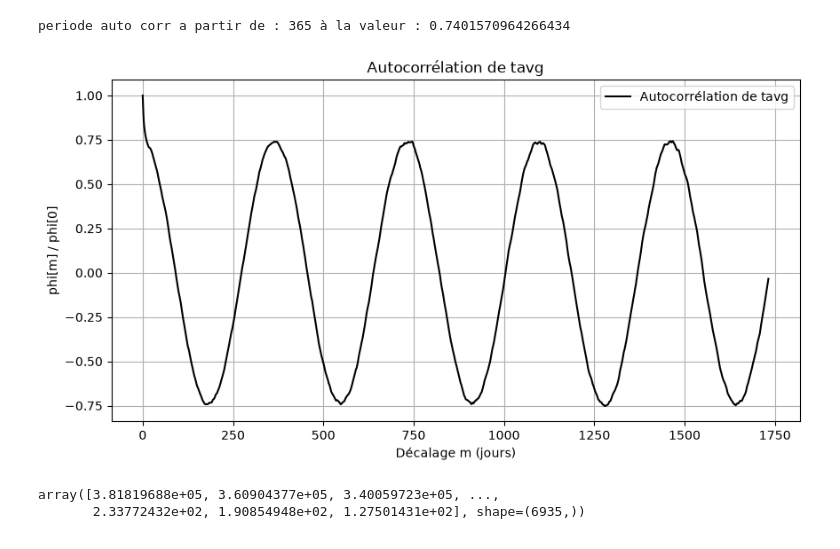
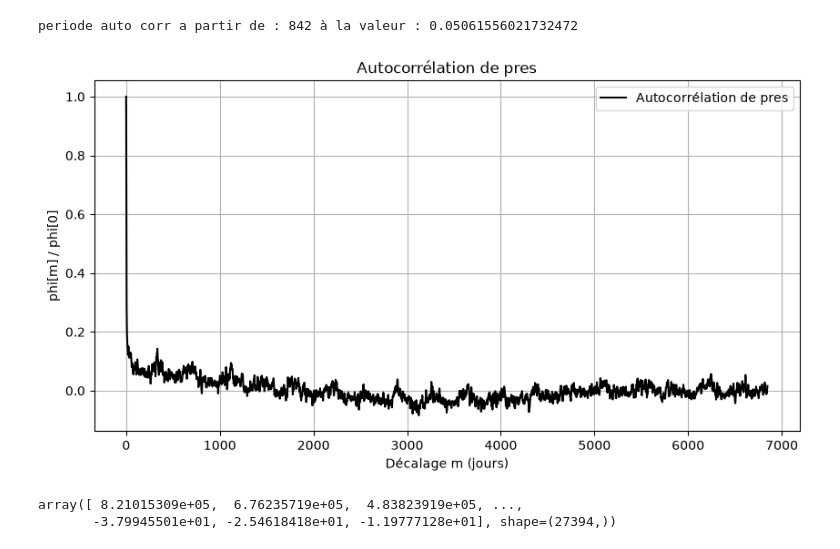
Before and after one commit to chokinyan/projet_mth_signal, a Jupyter notebook: notebooks/main.ipynb, the cells around one changed output. Drawn from its saved outputs; the diff is of its cells as text; code cells hidden in the pictures.

```diff
--- a/notebooks/main.ipynb
+++ b/notebooks/main.ipynb
@@ -840,13 +855,13 @@ class Signal:
 # %%
 test = Signal()
 
 #test.spectrum("tavg",start=0,end=365*40,unilateral=False)
 
 # test.analyze("tavg",0,len(test.tavg),365,(30,250),100)
 
-test.autocorrelate("tavg",0,365*19)
+test.autocorrelate("pres",0,len(test.tavg))
 # %% [output]
-periode auto corr a partir de : 365 à la valeur : 0.7401570964266434
+periode auto corr a partir de : 842 à la valeur : 0.05061556021732472
-[figure, old version]
+[figure, new version]
-array([3.81819688e+05, 3.60904377e+05, 3.40059723e+05, ...,
-       2.33772432e+02, 1.90854948e+02, 1.27501431e+02], shape=(6935,))
+array([ 8.21015309e+05,  6.76235719e+05,  4.83823919e+05, ...,
+       -3.79945501e+01, -2.54618418e+01, -1.19777128e+01], shape=(27394,))
```
Also changed, not shown: parts of 1 cell of this notebook, 1 other file.
